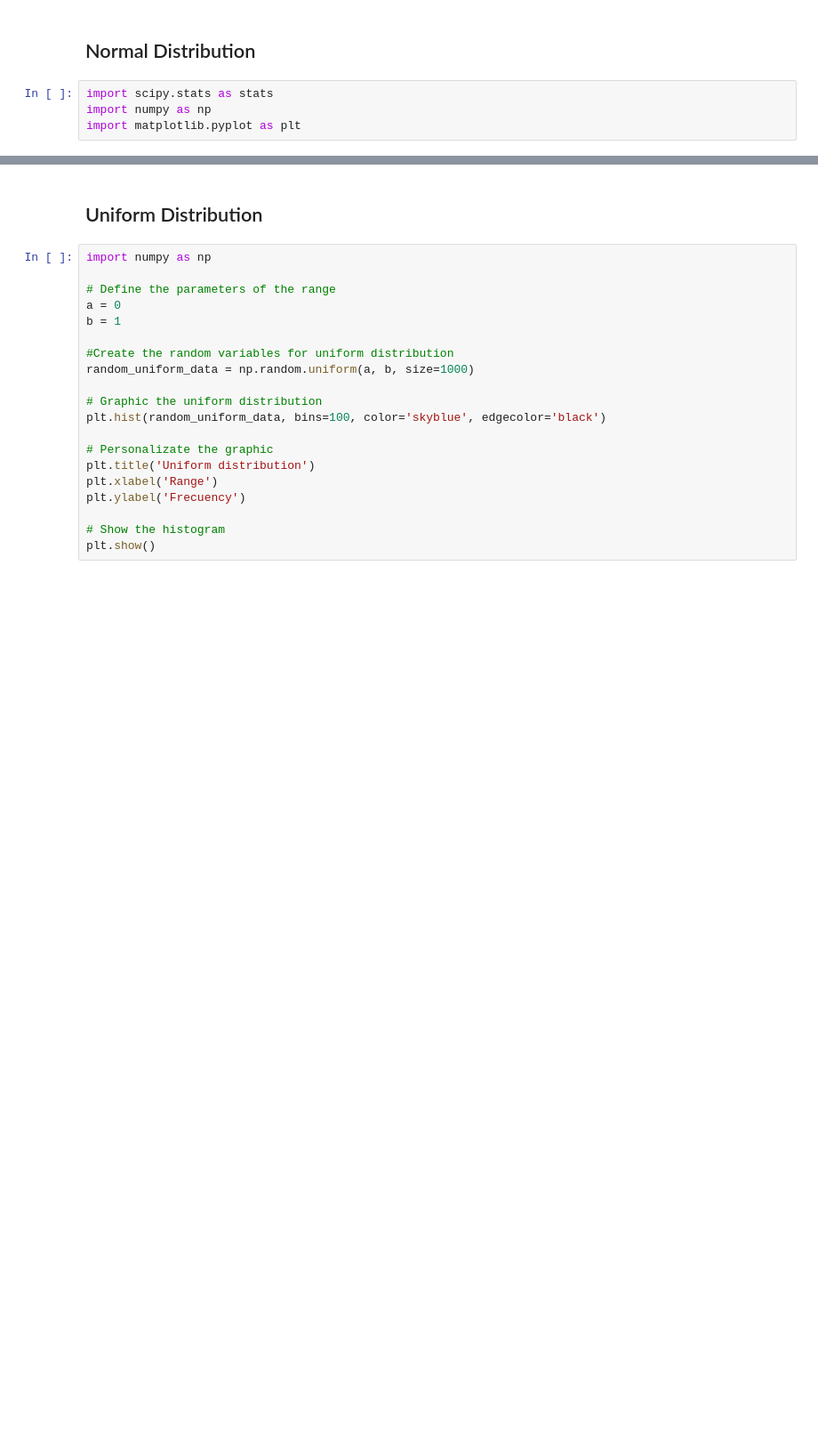
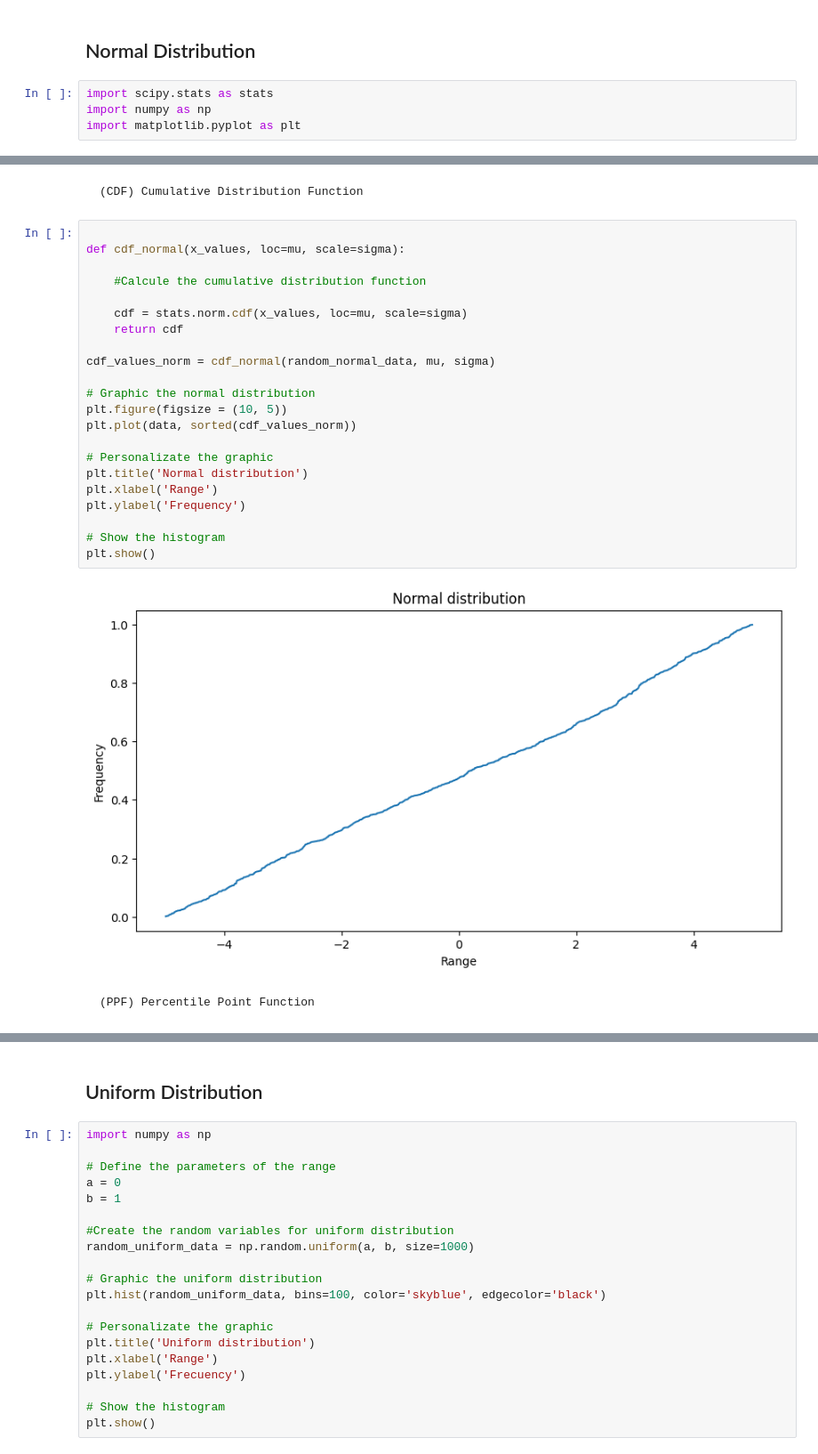
Before and after one commit to gutierenmanuel/probability-distribution-exercises-project-with-python, a Jupyter notebook: notebook/problems.ipynb, the cells around one changed output, grey strips where cells are left out. Shown: that part at 89% size. Cells and saved outputs as stored; diff of their text form; blank space fills up the shorter version.

```diff
--- a/notebook/problems.ipynb
+++ b/notebook/problems.ipynb
@@ -151,0 +133,29 @@ ppf_values_norm = ppf_normal(random_normal_data, mu, sigma)
+# %% [markdown]
+    (CDF) Cumulative Distribution Function
+# %%
+
+def cdf_normal(x_values, loc=mu, scale=sigma):
+
+    #Calcule the cumulative distribution function
+
+    cdf = stats.norm.cdf(x_values, loc=mu, scale=sigma)
+    return cdf
+
+cdf_values_norm = cdf_normal(random_normal_data, mu, sigma)
+
+# Graphic the normal distribution
+plt.figure(figsize = (10, 5))
+plt.plot(data, sorted(cdf_values_norm))
+
+# Personalizate the graphic
+plt.title('Normal distribution')
+plt.xlabel('Range')
+plt.ylabel('Frequency')
+
+# Show the histogram
+plt.show()
+# %% [output]
+[figure, added]
+# %% [markdown]
+
+    (PPF) Percentile Point Function
```
Also changed, not shown: parts of 4 cells of this notebook.
